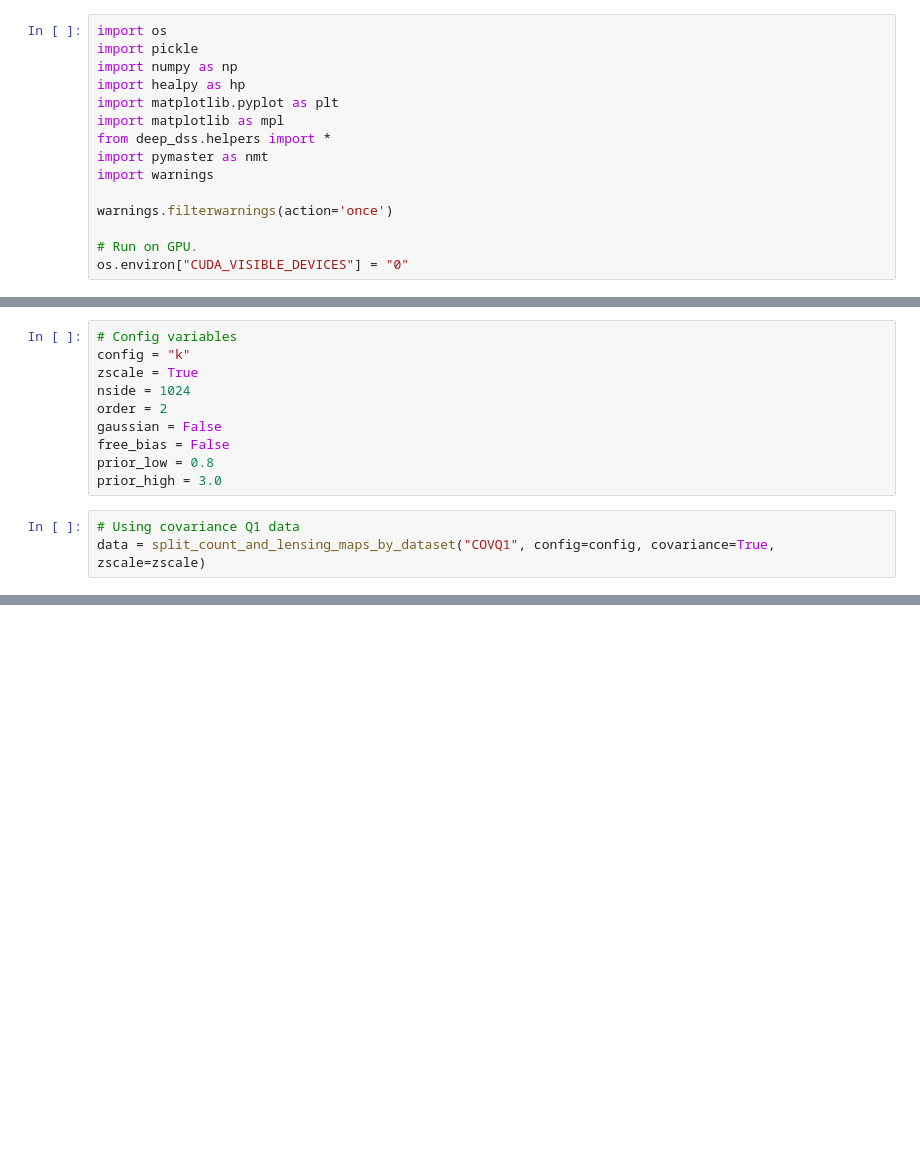
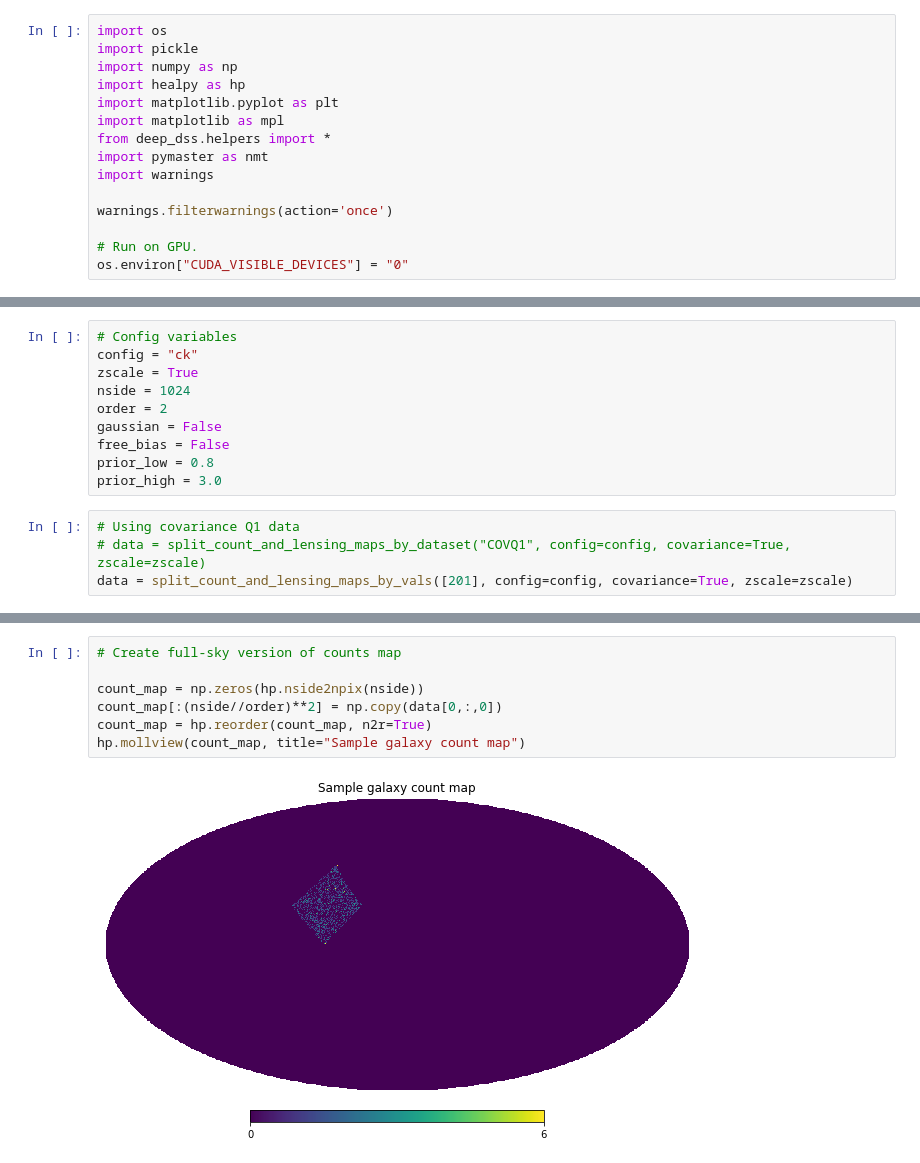
Before and after one commit to adiraju21s/deep_dss, a Jupyter notebook: notebooks/C_ell Analysis.ipynb, the cells around one changed output, grey strips where cells are left out. Saved outputs shown, nothing was run; the diff lists cells and outputs as text; blank space fills up the shorter version.

```diff
--- a/notebooks/C_ell Analysis.ipynb
+++ b/notebooks/C_ell Analysis.ipynb
@@ -23,6 +50,6 @@ os.environ["CUDA_VISIBLE_DEVICES"] = "0"
 # %%
 # Config variables
-config = "k"
+config = "ck"
 zscale = True
 nside = 1024
 order = 2
@@ -32,5 +59,6 @@ prior_low = 0.8
 prior_high = 3.0
 # %%
 # Using covariance Q1 data
-data = split_count_and_lensing_maps_by_dataset("COVQ1", config=config, covariance=True, zscale=zscale)
+# data = split_count_and_lensing_maps_by_dataset("COVQ1", config=config, covariance=True, zscale=zscale)
+data = split_count_and_lensing_maps_by_vals([201], config=config, covariance=True, zscale=zscale)
 # %% [output]
@@ -37,0 +111,9 @@ TypeError: Cannot interpret '2' as a data type
+# %%
+# Create full-sky version of counts map
+
+count_map = np.zeros(hp.nside2npix(nside))
+count_map[:(nside//order)**2] = np.copy(data[0,:,0])
+count_map = hp.reorder(count_map, n2r=True)
+hp.mollview(count_map, title="Sample galaxy count map")
+# %% [output]
+[figure, added]
```
Also changed, not shown: parts of 33 cells of this notebook, 4 other files.
